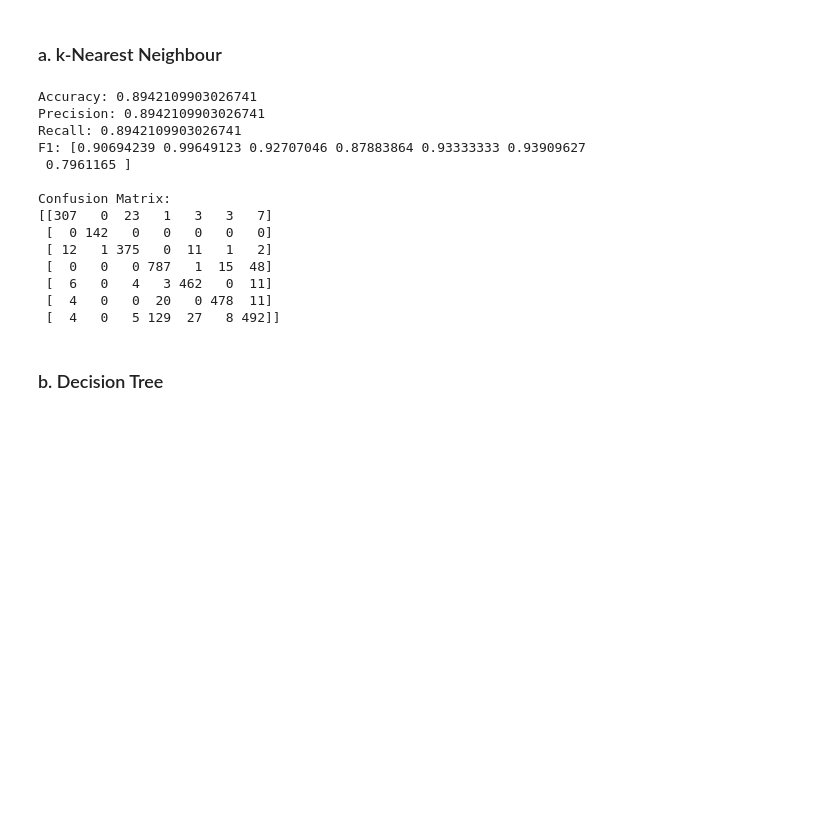
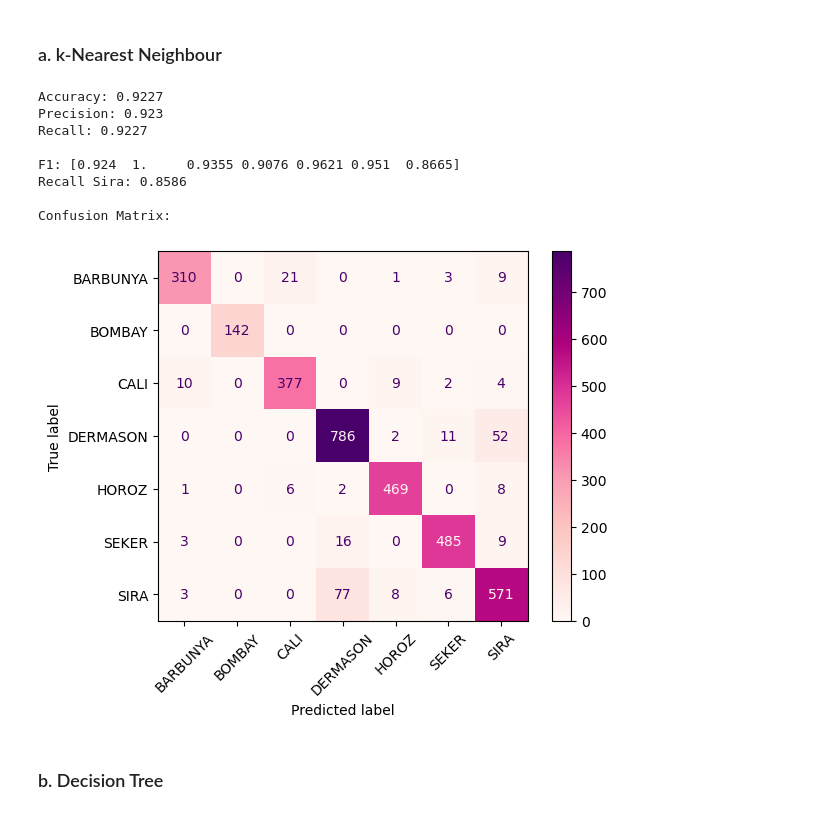
Before and after one commit to tmnstllr/ucd-machine_learning, a Jupyter notebook: assignment_1.ipynb, the cells around one changed output. Cells and saved outputs as stored; diff of their text form; code cells hidden in the pictures; blank space fills up the shorter version.

```diff
--- a/assignment_1.ipynb
+++ b/assignment_1.ipynb
@@ -49,42 +49,43 @@ X = df.drop(columns='Class')
 y = df['Class']
 X_train, X_test, y_train, y_test = train_test_split(X, y, test_size=0.25, random_state=42)
 X_train, X_test = StandardScaler().fit_transform(X_train), StandardScaler().fit_transform(X_test)
+# %%
+def print_metrics(y_test, y_pred):
+    round_digits = 4
+    accuracy = accuracy_score(y_test, y_pred)
+    precision = precision_score(y_test, y_pred, average='weighted')
+    recall = recall_score(y_test, y_pred, average='weighted')
+    f1 = f1_score(y_test, y_pred, average=None)
+
+    print("Accuracy:", round(accuracy, round_digits))
+    print("Precision:", round(precision, round_digits))
+    print("Recall:", round(recall, round_digits))
+
+    print("\nF1:", np.round(f1, decimals=round_digits))
+    mcm = multilabel_confusion_matrix(y_test, y_pred)
+    recall_sira = mcm[6][1][1] / (mcm[6][1][0] + mcm[6][1][1])
+    print("Recall Sira:", round(recall_sira, round_digits))
+
+    print("\nConfusion Matrix:")
+    ConfusionMatrixDisplay.from_predictions(y_test, y_pred, cmap='RdPu', xticks_rotation=45.0)
 # %% [markdown]
 ### a. k-Nearest Neighbour
 # %%
-kNN = KNeighborsClassifier(n_neighbors=3, weights='uniform', metric='cosine')
+kNN = KNeighborsClassifier(n_neighbors=3, weights='distance', metric='euclidean')
 kNN.fit(X_train, y_train)
 y_pred = kNN.predict(X_test)
 
-accuracy = accuracy_score(y_test, y_pred)
-precision = precision_score(y_test, y_pred, average='micro')
-recall = recall_score(y_test, y_pred, average='micro')
-f1 = f1_score(y_test, y_pred, average=None)
-
-print("Accuracy:", accuracy)
-print("Precision:", precision)
-print("Recall:", recall)
-print("F1:", f1)
-
-conf_matrix = confusion_matrix(y_test, y_pred)
-
-print("\nConfusion Matrix:")
-print(conf_matrix)
+print_metrics(y_test, y_pred)
 # %% [output]
-Accuracy: 0.8942109903026741
-Precision: 0.8942109903026741
-Recall: 0.8942109903026741
-F1: [0.90694239 0.99649123 0.92707046 0.87883864 0.93333333 0.93909627
- 0.7961165 ]
+Accuracy: 0.9227
+Precision: 0.923
+Recall: 0.9227
+
+F1: [0.924  1.     0.9355 0.9076 0.9621 0.951  0.8665]
+Recall Sira: 0.8586
 
 Confusion Matrix:
-[[307   0  23   1   3   3   7]
- [  0 142   0   0   0   0   0]
- [ 12   1 375   0  11   1   2]
- [  0   0   0 787   1  15  48]
- [  6   0   4   3 462   0  11]
- [  4   0   0  20   0 478  11]
- [  4   0   5 129  27   8 492]]
+[figure, added]
 # %% [markdown]
 ### b. Decision Tree
 # %%
```
Also changed, not shown: parts of 11 cells of this notebook.
